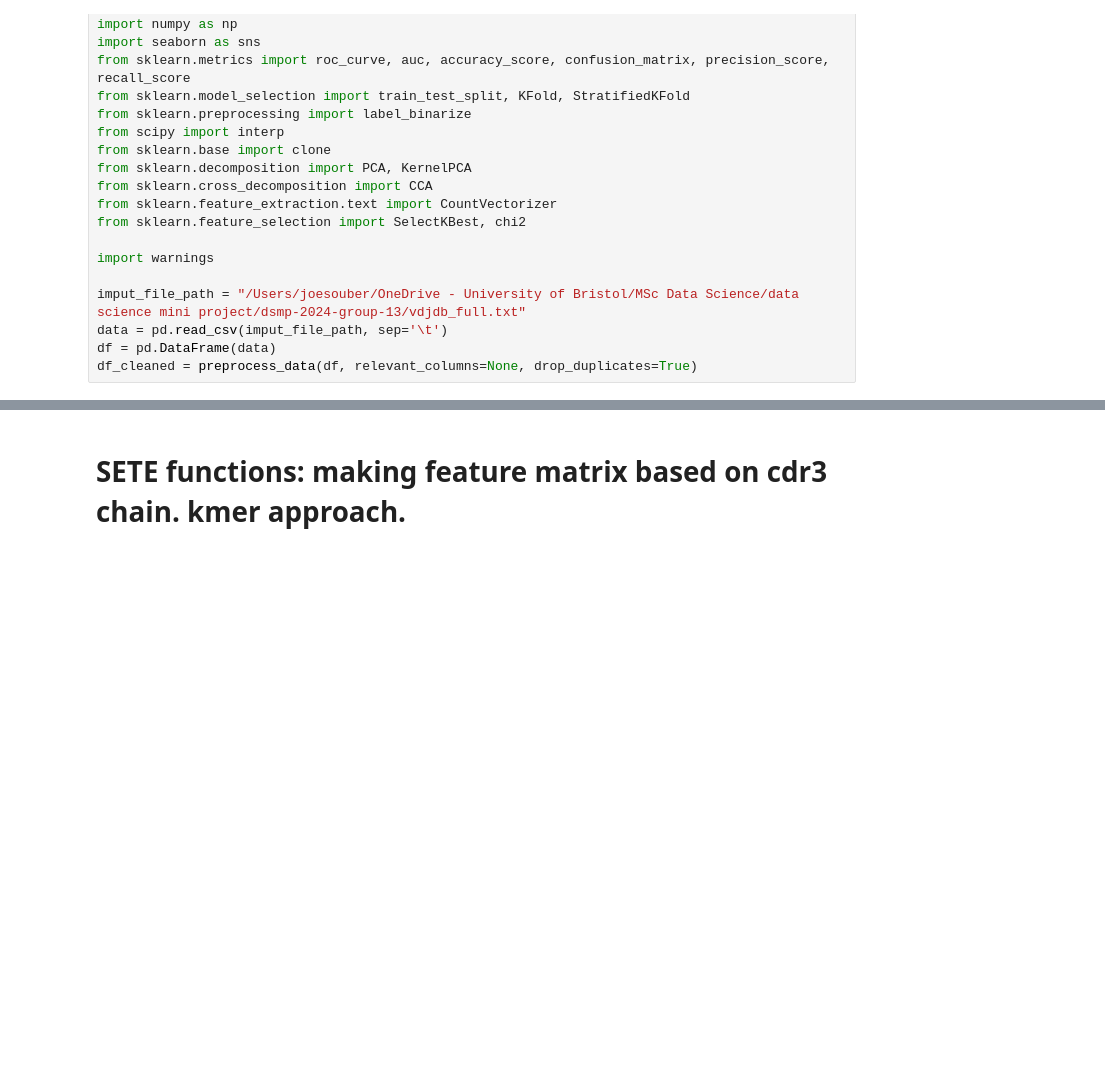
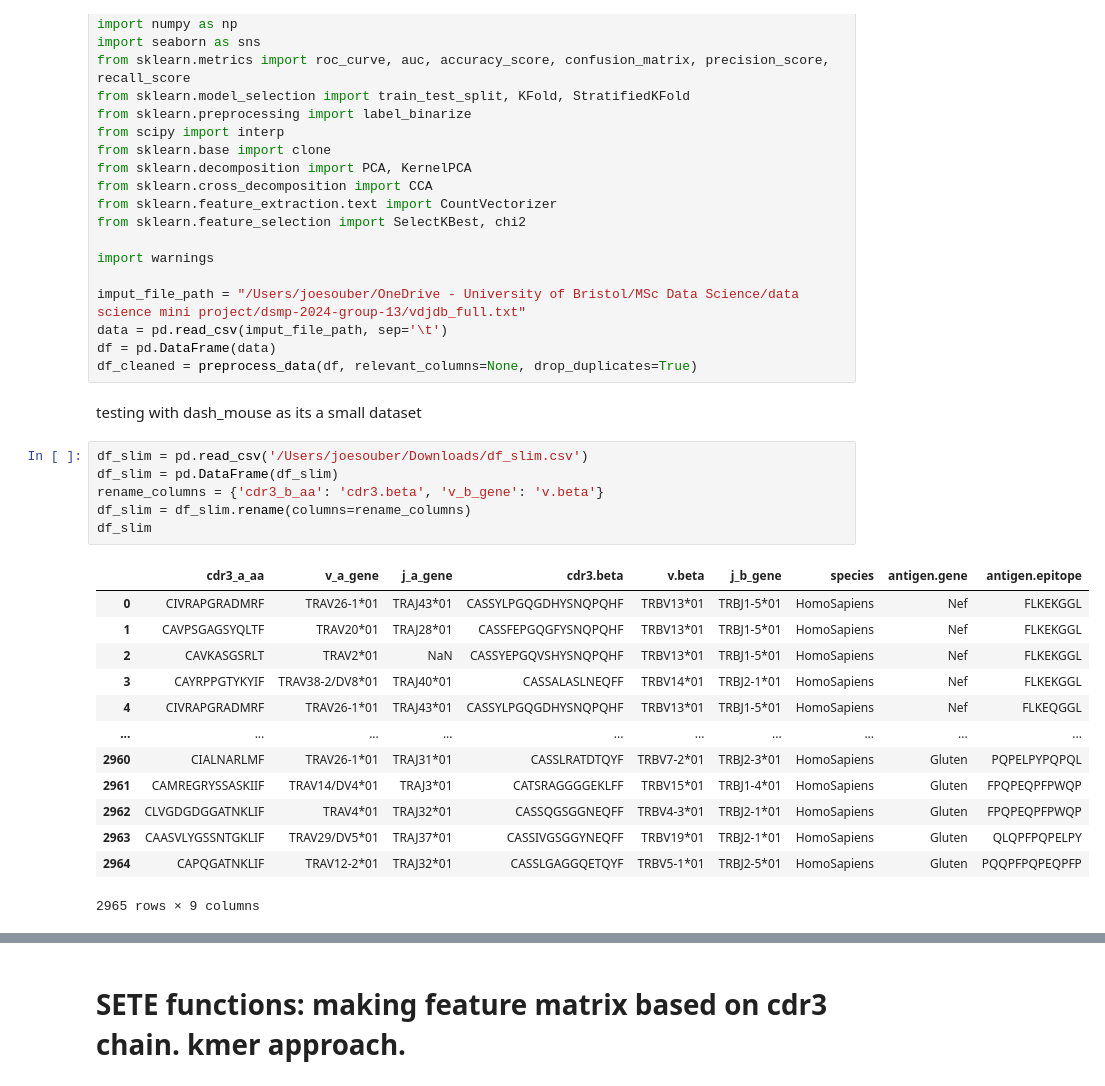
Before and after one commit to UoB-DSMP-2023-24/dsmp-2024-group-13, a Jupyter notebook: initial_SETE_approach.ipynb, the cells around one changed output, grey strips where cells are left out. Drawn from its saved outputs; the diff is of its cells as text; blank space fills up the shorter version.

```diff
--- a/initial_SETE_approach.ipynb
+++ b/initial_SETE_approach.ipynb
@@ -20,3 +20,25 @@ imput_file_path = "/Users/joesouber/OneDrive - University of Bristol/MSc Data Sc
 data = pd.read_csv(imput_file_path, sep='\t')
 df = pd.DataFrame(data)
 df_cleaned = preprocess_data(df, relevant_columns=None, drop_duplicates=True)
+# %% [markdown]
+testing with dash_mouse as its a small dataset
+# %%
+df_slim = pd.read_csv('/Users/joesouber/Downloads/df_slim.csv')
+df_slim = pd.DataFrame(df_slim)
+rename_columns = {'cdr3_b_aa': 'cdr3.beta', 'v_b_gene': 'v.beta'}
+df_slim = df_slim.rename(columns=rename_columns)
+df_slim
+# %% [output]
+|  | cdr3_a_aa | v_a_gene | j_a_gene | cdr3.beta | v.beta | j_b_gene | species | antigen.gene | antigen.epitope |
+| 0 | CIVRAPGRADMRF | TRAV26-1*01 | TRAJ43*01 | CASSYLPGQGDHYSNQPQHF | TRBV13*01 | TRBJ1-5*01 | HomoSapiens | Nef | FLKEKGGL |
+| 1 | CAVPSGAGSYQLTF | TRAV20*01 | TRAJ28*01 | CASSFEPGQGFYSNQPQHF | TRBV13*01 | TRBJ1-5*01 | HomoSapiens | Nef | FLKEKGGL |
+| 2 | CAVKASGSRLT | TRAV2*01 | NaN | CASSYEPGQVSHYSNQPQHF | TRBV13*01 | TRBJ1-5*01 | HomoSapiens | Nef | FLKEKGGL |
+| 3 | CAYRPPGTYKYIF | TRAV38-2/DV8*01 | TRAJ40*01 | CASSALASLNEQFF | TRBV14*01 | TRBJ2-1*01 | HomoSapiens | Nef | FLKEKGGL |
+| 4 | CIVRAPGRADMRF | TRAV26-1*01 | TRAJ43*01 | CASSYLPGQGDHYSNQPQHF | TRBV13*01 | TRBJ1-5*01 | HomoSapiens | Nef | FLKEQGGL |
+| ... | ... | ... | ... | ... | ... | ... | ... | ... | ... |
+| 2960 | CIALNARLMF | TRAV26-1*01 | TRAJ31*01 | CASSLRATDTQYF | TRBV7-2*01 | TRBJ2-3*01 | HomoSapiens | Gluten | PQPELPYPQPQL |
+| 2961 | CAMREGRYSSASKIIF | TRAV14/DV4*01 | TRAJ3*01 | CATSRAGGGGEKLFF | TRBV15*01 | TRBJ1-4*01 | HomoSapiens | Gluten | FPQPEQPFPWQP |
+| 2962 | CLVGDGDGGATNKLIF | TRAV4*01 | TRAJ32*01 | CASSQGSGGNEQFF | TRBV4-3*01 | TRBJ2-1*01 | HomoSapiens | Gluten | FPQPEQPFPWQP |
+| 2963 | CAASVLYGSSNTGKLIF | TRAV29/DV5*01 | TRAJ37*01 | CASSIVGSGGYNEQFF | TRBV19*01 | TRBJ2-1*01 | HomoSapiens | Gluten | QLQPFPQPELPY |
+| 2964 | CAPQGATNKLIF | TRAV12-2*01 | TRAJ32*01 | CASSLGAGGQETQYF | TRBV5-1*01 | TRBJ2-5*01 | HomoSapiens | Gluten | PQQPFPQPEQPFP |
+2965 rows × 9 columns
```
Also changed, not shown: parts of 8 cells of this notebook.
